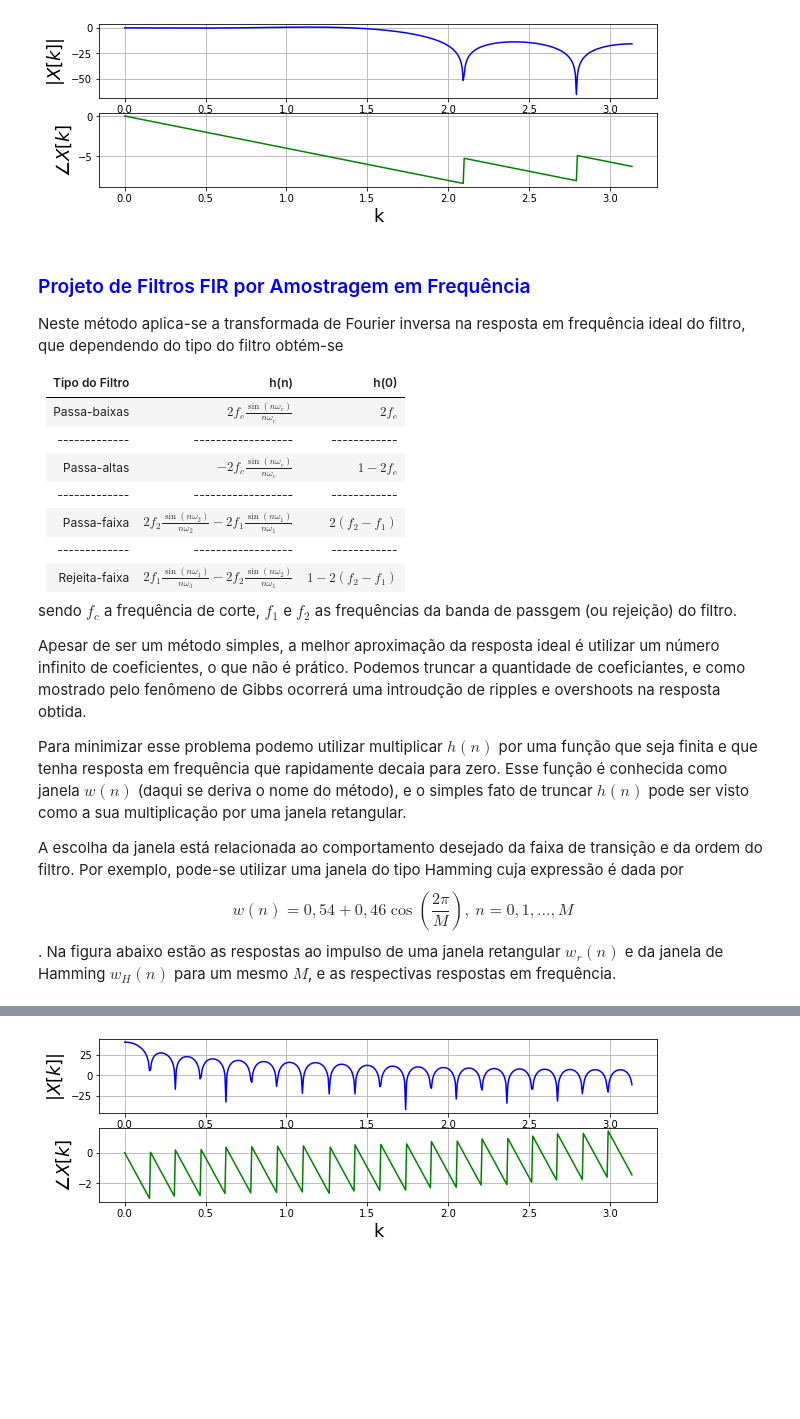
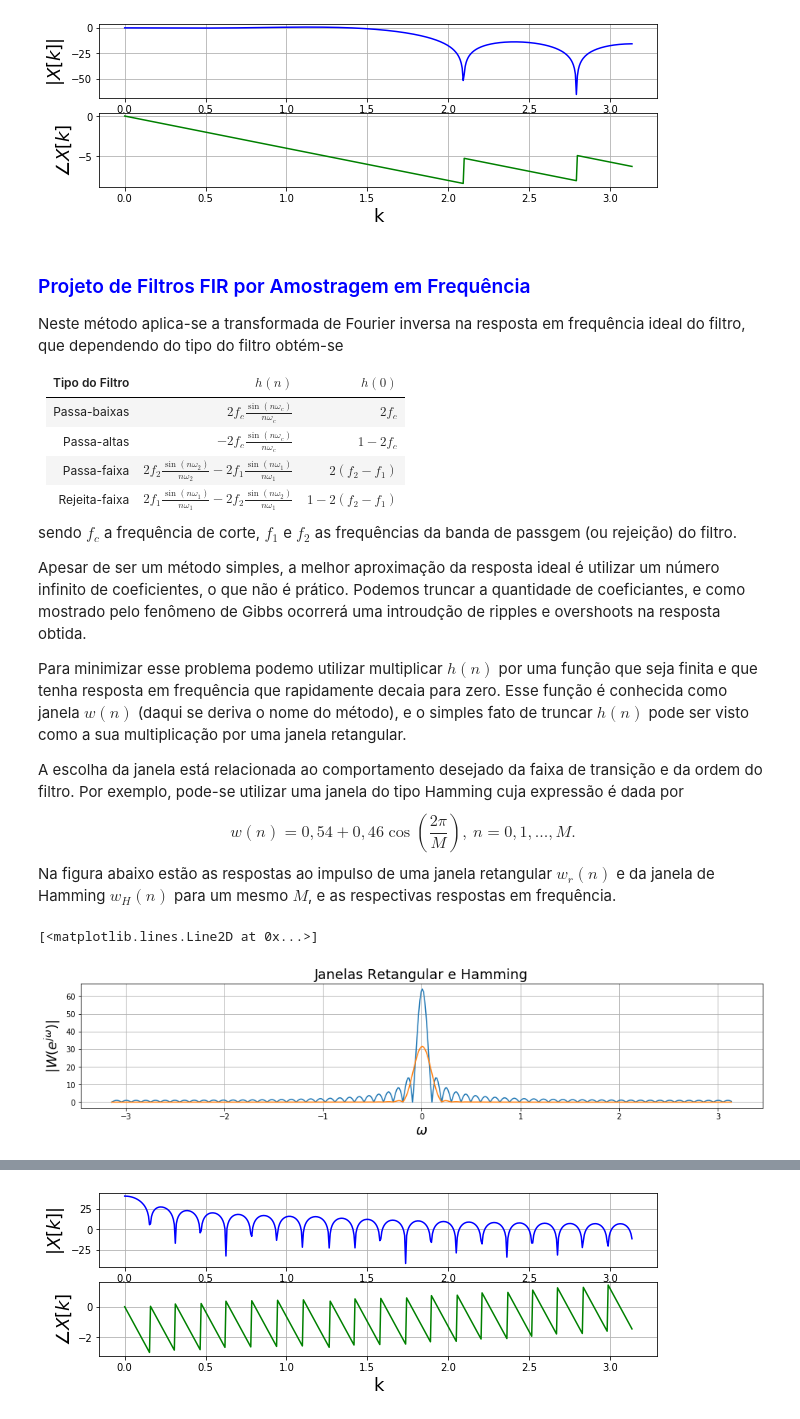
Before and after one commit to ecandeia/PDS, a Jupyter notebook: Filtros/FIR.ipynb, the cells around one changed output, grey strips where cells are left out. Cells and saved outputs as stored; diff of their text form; code cells hidden in the pictures; blank space fills up the shorter version.

Commit message:
Add files via upload
Versão expandida colocando exemplos de projeto de filtros por Janelamento.

```diff
--- a/Filtros/FIR.ipynb
+++ b/Filtros/FIR.ipynb
@@ -105,15 +105,14 @@ ax[1].grid()
 
 Neste método aplica-se a transformada de Fourier inversa na resposta em frequência ideal do filtro, que dependendo do tipo do filtro obtém-se
 
-| Tipo do Filtro |                h(n)                     |        h(0) |
-|-------------   |------------------                       |------------|
-| Passa-baixas   | $2f_c\frac{\sin(n\omega_c)}{n\omega_c}$ | $2f_c$ |
-|-------------   |------------------                       |------------|
-| Passa-altas    | $-2f_c\frac{\sin(n\omega_c)}{n\omega_c}$ | $1 - 2f_c$ |
-|-------------   |------------------                       |------------|
-| Passa-faixa    | $2f_2\frac{\sin(n\omega_2)}{n\omega_2} - 2f_1\frac{\sin(n\omega_1)}{n\omega_1}$ | $2(f_2 - f_1)$ |
-|-------------   |------------------                       |------------|
-| Rejeita-faixa  | $2f_1\frac{\sin(n\omega_1)}{n\omega_1} - 2f_2\frac{\sin(n\omega_2)}{n\omega_1}$                                                |  $1 - 2(f_2 - f_1)$ |
+Tipo do Filtro | $h(n)$ | $h(0)$
+:-:|:-:|:-:
+Passa-baixas |$2f_c\frac{\sin(n\omega_c)}{n\omega_c}$|$2f_c$
+Passa-altas|$-2f_c\frac{\sin(n\omega_c)}{n\omega_c}$|$1 - 2f_c$
+Passa-faixa|$2f_2\frac{\sin(n\omega_2)}{n\omega_2} - 2f_1\frac{\sin(n\omega_1)}{n\omega_1}$|$2(f_2 - f_1)$
+Rejeita-faixa|$2f_1\frac{\sin(n\omega_1)}{n\omega_1} - 2f_2\frac{\sin(n\omega_2)}{n\omega_1}$|$1 - 2(f_2 - f_1)$
+
+
 sendo $f_c$ a frequência de corte, $f_1$ e $f_2$ as frequências da banda de passgem (ou rejeição) do filtro.
 
 Apesar de ser um método simples, a melhor aproximação da resposta ideal é utilizar um número infinito de coeficientes, o que não é prático. Podemos truncar a quantidade de coeficiantes, e como mostrado pelo fenômeno de Gibbs ocorrerá uma introudção de ripples e overshoots na resposta obtida.
@@ -121,7 +120,48 @@ Apesar de ser um método simples, a melhor aproximação da resposta ideal é ut
 Para minimizar esse problema podemo utilizar multiplicar $h(n)$ por uma função que seja finita e que tenha resposta em frequência que rapidamente decaia para zero. Esse função é conhecida como janela $w(n)$ (daqui se deriva o nome do método), e o simples fato de truncar $h(n)$ pode ser visto como a sua multiplicação por uma janela retangular.
 
 A escolha da janela está relacionada ao comportamento desejado da faixa de transição e da ordem do filtro. Por exemplo, pode-se utilizar uma janela do tipo Hamming cuja expressão é dada por
-$$ w(n) = 0,54 + 0,46\cos(\frac{2\pi}{M}),\ n = 0, 1, ..., M$$. Na figura abaixo estão as respostas ao impulso de uma janela retangular $w_r(n)$ e da janela de Hamming $w_H(n)$ para um mesmo $M$, e as respectivas respostas em frequência.
+$$ w(n) = 0,54 + 0,46\cos(\frac{2\pi}{M}),\ n = 0, 1, ..., M.$$ Na figura abaixo estão as respostas ao impulso de uma janela retangular $w_r(n)$ e da janela de Hamming $w_H(n)$ para um mesmo $M$, e as respectivas respostas em frequência.
+# %%
+import numpy as np
+import matplotlib.pyplot as plt
+import scipy as scp
+
+L = 64 # Tamanho da Janela
+
+fig,ax=plt.subplots(1)
+fig.set_size_inches((16,3))
+eixo_x = np.linspace(-np.pi,np.pi,512)
+
+n = np.arange(0,L)
+
+# Janela retangular
+w_rect = np.ones(L)
+
+W_RECT = scp.fft(w_rect,512)
+
+# Faz um deslocamento nas frequências
+W_RECT_shifted = np.fft.fftshift(W_RECT)
+
+# Janela de Hanning
+w_hamm = 0.5 - 0.5*np.cos(2*np.pi*n/(L-1))
+
+W_HAMM = scp.fft(w_hamm,512)
+
+# Faz um deslocamento nas frequências
+W_HAMM_shifted = np.fft.fftshift(W_HAMM)
+
+# Desenha módulo da resposta em frequência da Janela Retangular
+ax.plot(eixo_x, abs(W_RECT_shifted),label='DFT(x(n))')
+ax.set_xlabel('$\omega$',fontsize=18)
+ax.set_ylabel('$|W(e^{j\omega})|$',fontsize=18)
+ax.set_title('Janelas Retangular e Hamming',fontsize=18)
+ax.grid()
+
+# Desenha módulo da resposta em frequência da Janela de Hamming
+ax.plot(eixo_x, abs(W_HAMM_shifted),label='DFT(x(n))')
+# %% [output]
+[<matplotlib.lines.Line2D at 0x...>]
+[figure, added]
 # %% [markdown]
 Observe que a resposta em frequência da janela da Hamming descresce mais suvamente do que a da janela retangular, porém tem um largura de transição maior. Na tabela abaixo estão listadas algumas janelas e suas características.
 
```
Also changed, not shown: parts of 9 cells of this notebook.
